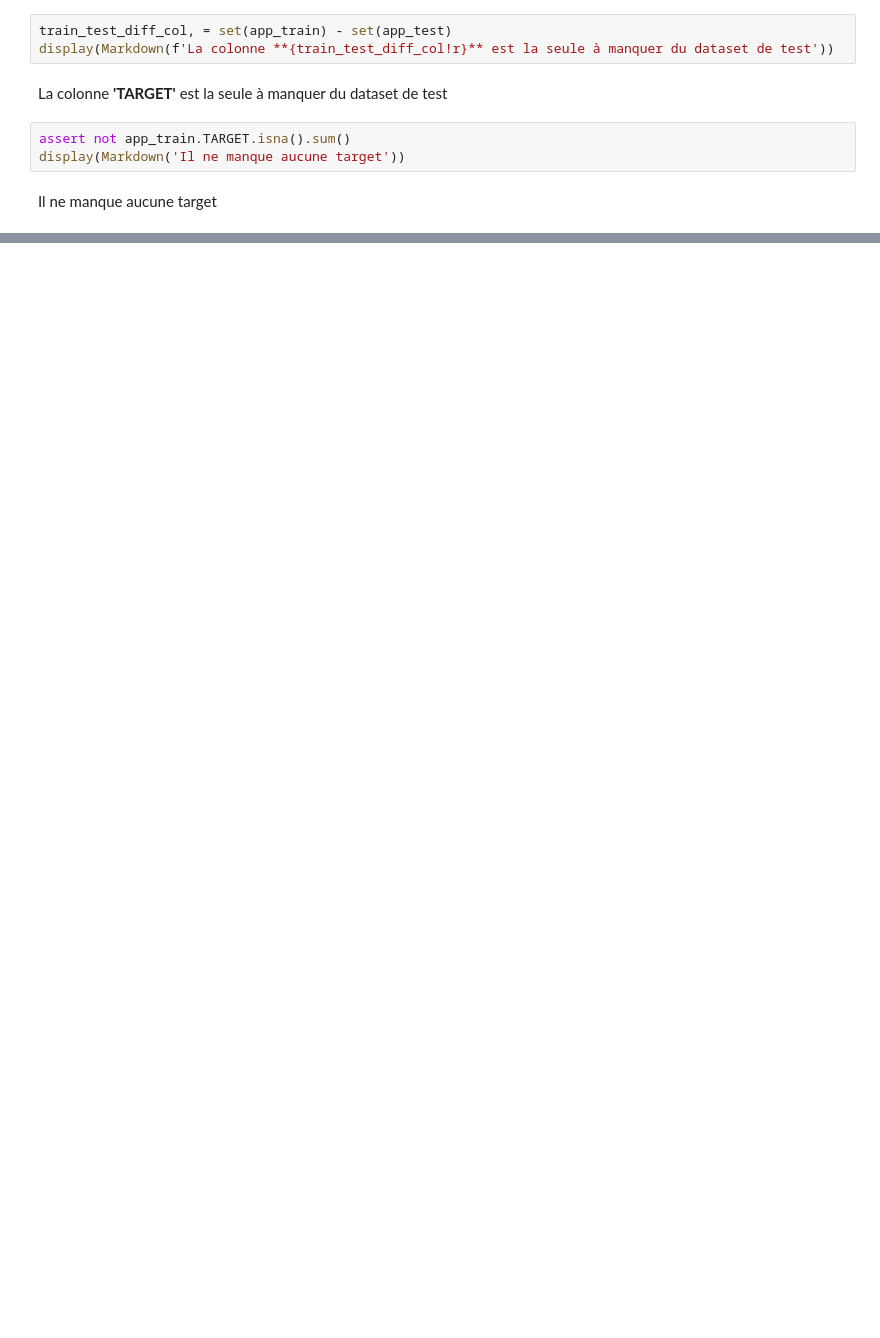
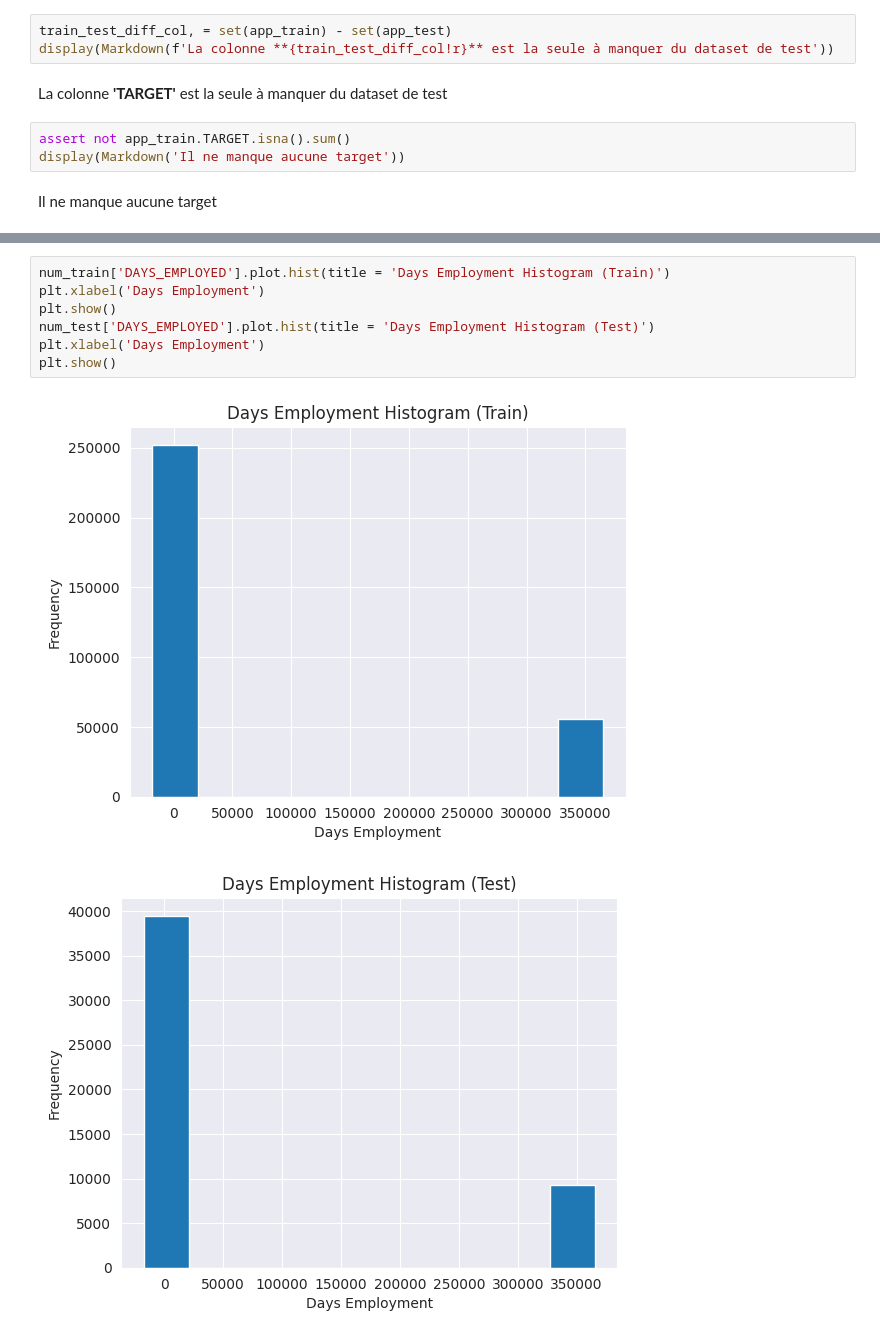
Before and after one commit to gndu91/p7, a Jupyter notebook: deliverables/GHOUL_Nadir_0_eda.ipynb, the cells around one changed output, grey strips where cells are left out. Drawn from its saved outputs; the diff is of its cells as text; blank space fills up the shorter version.

```diff
--- a/deliverables/GHOUL_Nadir_0_eda.ipynb
+++ b/deliverables/GHOUL_Nadir_0_eda.ipynb
@@ -361,0 +606,10 @@ Il ne manque aucune target
+# %%
+num_train['DAYS_EMPLOYED'].plot.hist(title = 'Days Employment Histogram (Train)')
+plt.xlabel('Days Employment')
+plt.show()
+num_test['DAYS_EMPLOYED'].plot.hist(title = 'Days Employment Histogram (Test)')
+plt.xlabel('Days Employment')
+plt.show()
+# %% [output]
+[figure, added]
+[figure, added]
```
Also changed, not shown: parts of 40 cells of this notebook.
